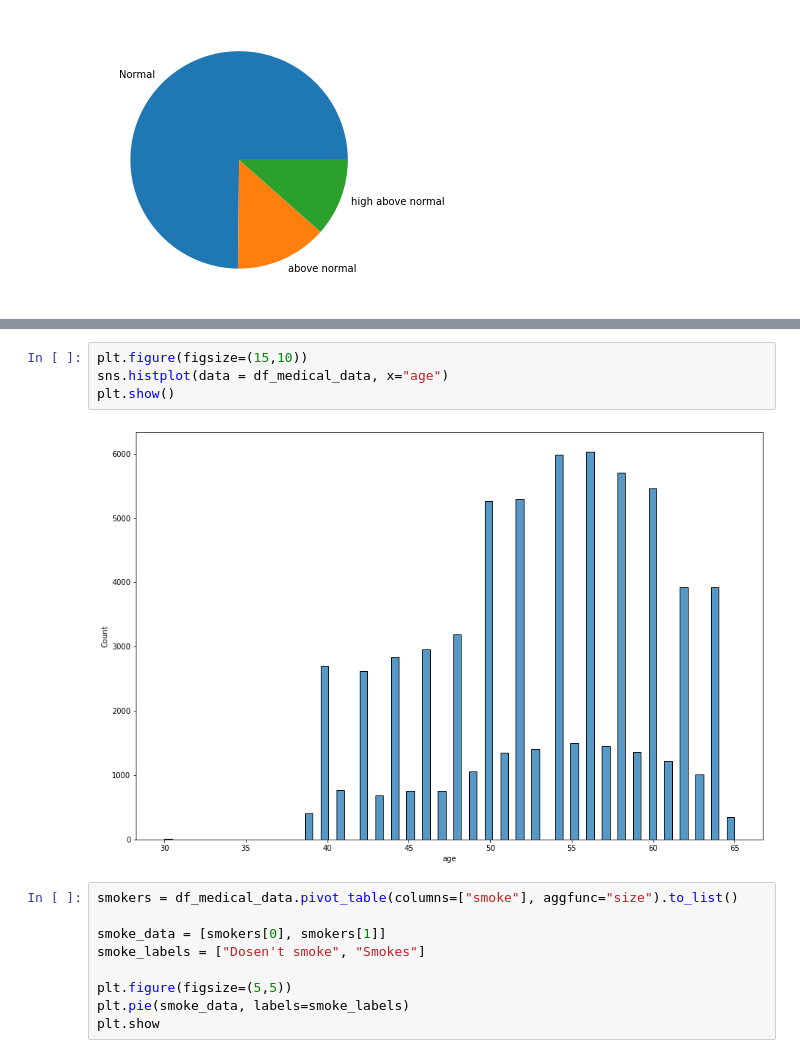
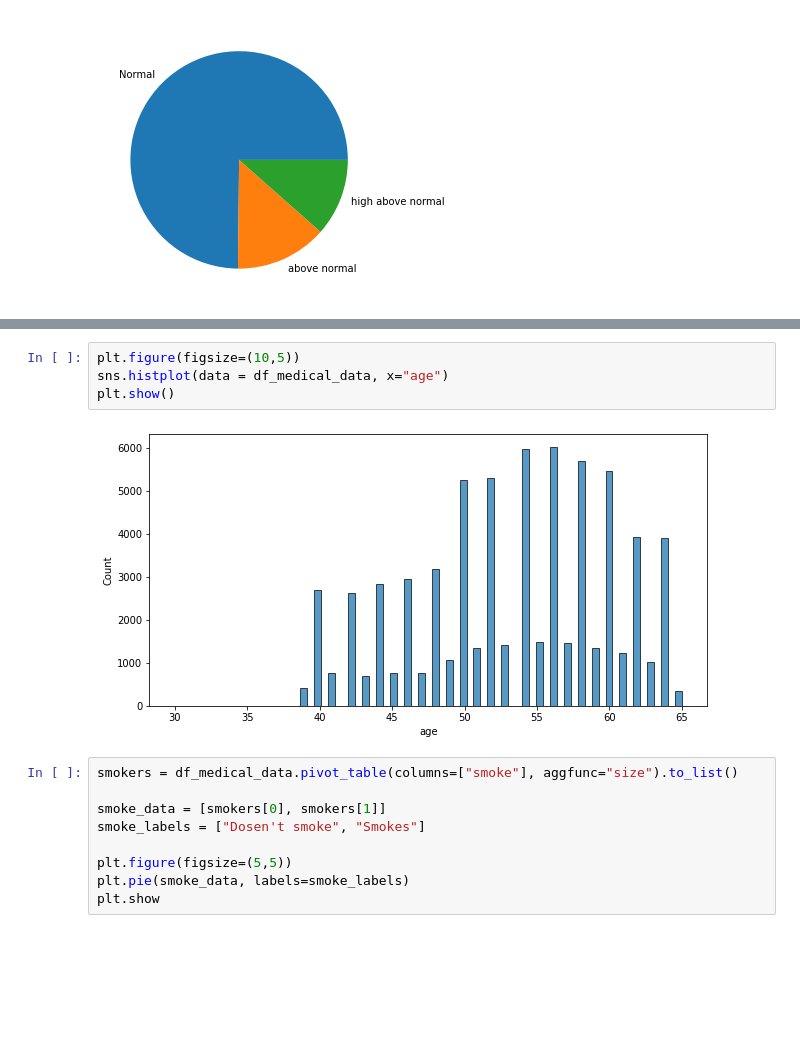
Before and after one commit to FabianAndersson17/Machinelearning-Fabian-Andersson, a Jupyter notebook: Labs/Machine-learning.ipynb, the cells around one changed output, grey strips where cells are left out. Drawn from its saved outputs; the diff is of its cells as text; blank space fills up the shorter version.

```diff
--- a/Labs/Machine-learning.ipynb
+++ b/Labs/Machine-learning.ipynb
@@ -422,9 +423,9 @@ df_medical_data
 # %%
-plt.figure(figsize=(15,10))
+plt.figure(figsize=(10,5))
 sns.histplot(data = df_medical_data, x="age")
 plt.show()
 # %% [output]
-[figure, old version]
+[figure, new version]
 # %%
 smokers = df_medical_data.pivot_table(columns=["smoke"], aggfunc="size").to_list()
 
```
Also changed, not shown: parts of 12 cells of this notebook.
